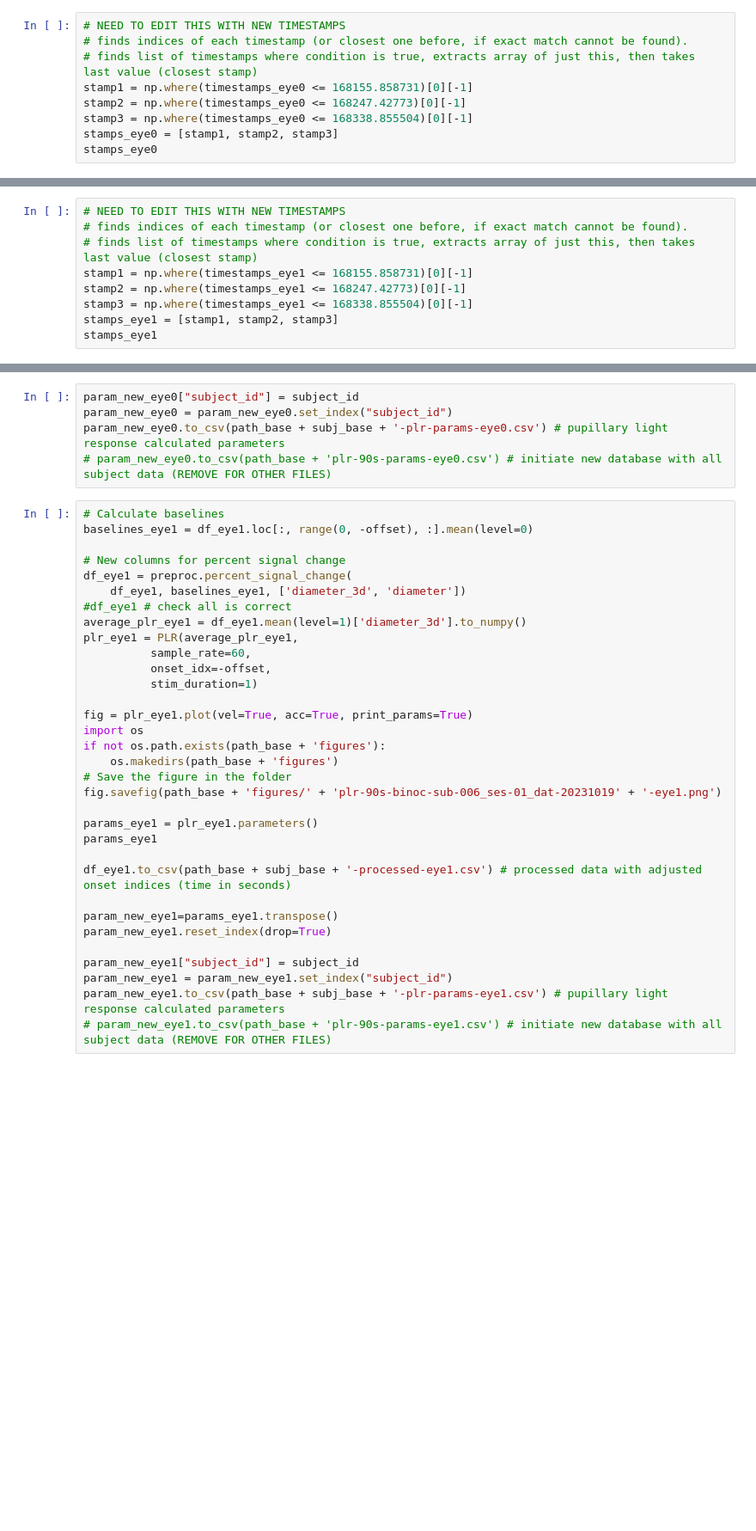
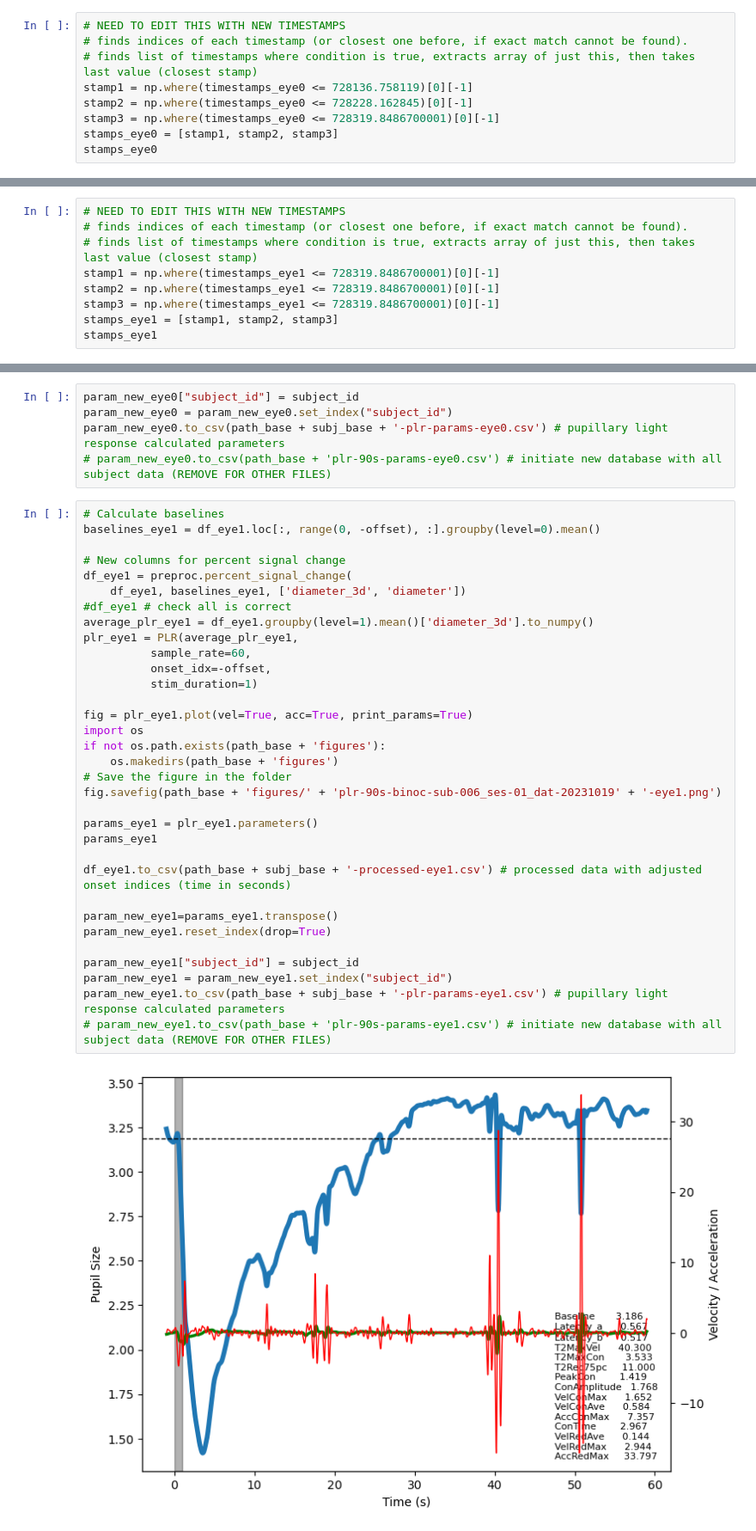
Before and after one commit to sierrasparks/cvd_pupillometry, a Jupyter notebook: PLR-stims-90s-ISI-binocular-sub-006-ses-01-1019.ipynb, the cells around one changed output, grey strips where cells are left out. Shown at 86% size. Saved outputs shown, nothing was run; the diff lists cells and outputs as text; blank space fills up the shorter version.

```diff
--- a/PLR-stims-90s-ISI-binocular-sub-006-ses-01-1019.ipynb
+++ b/PLR-stims-90s-ISI-binocular-sub-006-ses-01-1019.ipynb
@@ -353,8 +367,8 @@ This is copied from the output of cell 11
 # NEED TO EDIT THIS WITH NEW TIMESTAMPS
 # finds indices of each timestamp (or closest one before, if exact match cannot be found).
 # finds list of timestamps where condition is true, extracts array of just this, then takes last value (closest stamp)
-stamp1 = np.where(timestamps_eye0 <= 168155.858731)[0][-1]
-stamp2 = np.where(timestamps_eye0 <= 168247.42773)[0][-1]
-stamp3 = np.where(timestamps_eye0 <= 168338.855504)[0][-1]
+stamp1 = np.where(timestamps_eye0 <= 728136.758119)[0][-1]
+stamp2 = np.where(timestamps_eye0 <= 728228.162845)[0][-1]
+stamp3 = np.where(timestamps_eye0 <= 728319.8486700001)[0][-1]
 stamps_eye0 = [stamp1, stamp2, stamp3]
 stamps_eye0
@@ -362,8 +378,8 @@ stamps_eye0
 # NEED TO EDIT THIS WITH NEW TIMESTAMPS
 # finds indices of each timestamp (or closest one before, if exact match cannot be found).
 # finds list of timestamps where condition is true, extracts array of just this, then takes last value (closest stamp)
-stamp1 = np.where(timestamps_eye1 <= 168155.858731)[0][-1]
-stamp2 = np.where(timestamps_eye1 <= 168247.42773)[0][-1]
-stamp3 = np.where(timestamps_eye1 <= 168338.855504)[0][-1]
+stamp1 = np.where(timestamps_eye1 <= 728319.8486700001)[0][-1]
+stamp2 = np.where(timestamps_eye1 <= 728319.8486700001)[0][-1]
+stamp3 = np.where(timestamps_eye1 <= 728319.8486700001)[0][-1]
 stamps_eye1 = [stamp1, stamp2, stamp3]
 stamps_eye1
@@ -525,34 +648,36 @@ param_new_eye0.to_csv(path_base + subj_base + '-plr-params-eye0.csv') # pupillar
 # param_new_eye0.to_csv(path_base + 'plr-90s-params-eye0.csv') # initiate new database with all subject data (REMOVE FOR OTHER FILES)
 # %%
 # Calculate baselines
-baselines_eye1 = df_eye1.loc[:, range(0, -offset), :].mean(level=0)
+baselines_eye1 = df_eye1.loc[:, range(0, -offset), :].groupby(level=0).mean()
 
 # New columns for percent signal change
 df_eye1 = preproc.percent_signal_change(
     df_eye1, baselines_eye1, ['diameter_3d', 'diameter'])
 #df_eye1 # check all is correct
-average_plr_eye1 = df_eye1.mean(level=1)['diameter_3d'].to_numpy()
+average_plr_eye1 = df_eye1.groupby(level=1).mean()['diameter_3d'].to_numpy()
 plr_eye1 = PLR(average_plr_eye1,
           sample_rate=60,
           onset_idx=-offset,
           stim_duration=1)
 
 fig = plr_eye1.plot(vel=True, acc=True, print_params=True)
 import os
 if not os.path.exists(path_base + 'figures'):
     os.makedirs(path_base + 'figures')
 # Save the figure in the folder
 fig.savefig(path_base + 'figures/' + 'plr-90s-binoc-sub-006_ses-01_dat-20231019' + '-eye1.png')
 
 params_eye1 = plr_eye1.parameters()
 params_eye1
 
 df_eye1.to_csv(path_base + subj_base + '-processed-eye1.csv') # processed data with adjusted onset indices (time in seconds)
 
 param_new_eye1=params_eye1.transpose()
 param_new_eye1.reset_index(drop=True)
 
 param_new_eye1["subject_id"] = subject_id
 param_new_eye1 = param_new_eye1.set_index("subject_id")
 param_new_eye1.to_csv(path_base + subj_base + '-plr-params-eye1.csv') # pupillary light response calculated parameters
 # param_new_eye1.to_csv(path_base + 'plr-90s-params-eye1.csv') # initiate new database with all subject data (REMOVE FOR OTHER FILES)
+# %% [output]
+[figure, added]
```
Also changed, not shown: parts of 17 cells of this notebook, 7 other files.
